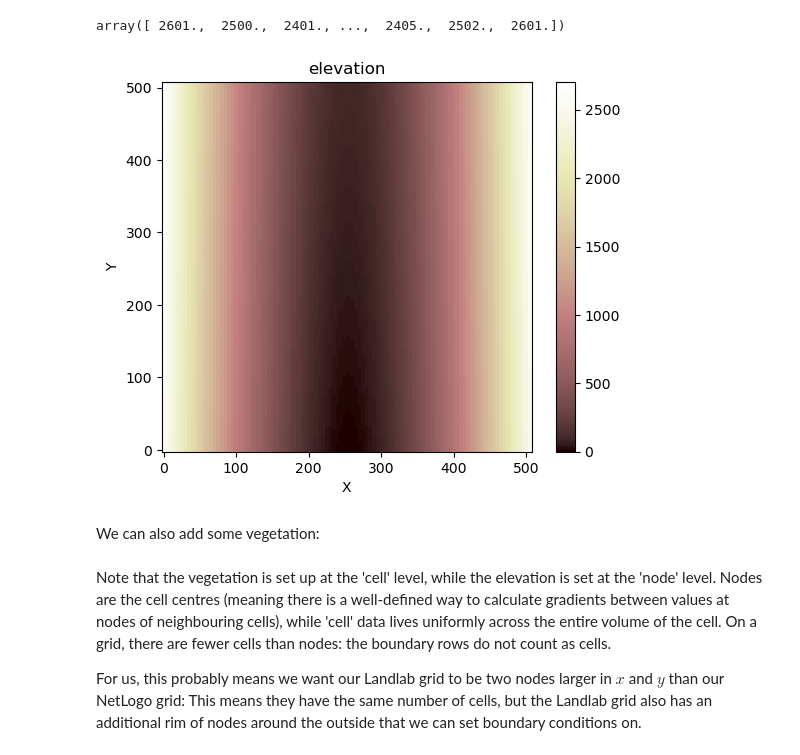
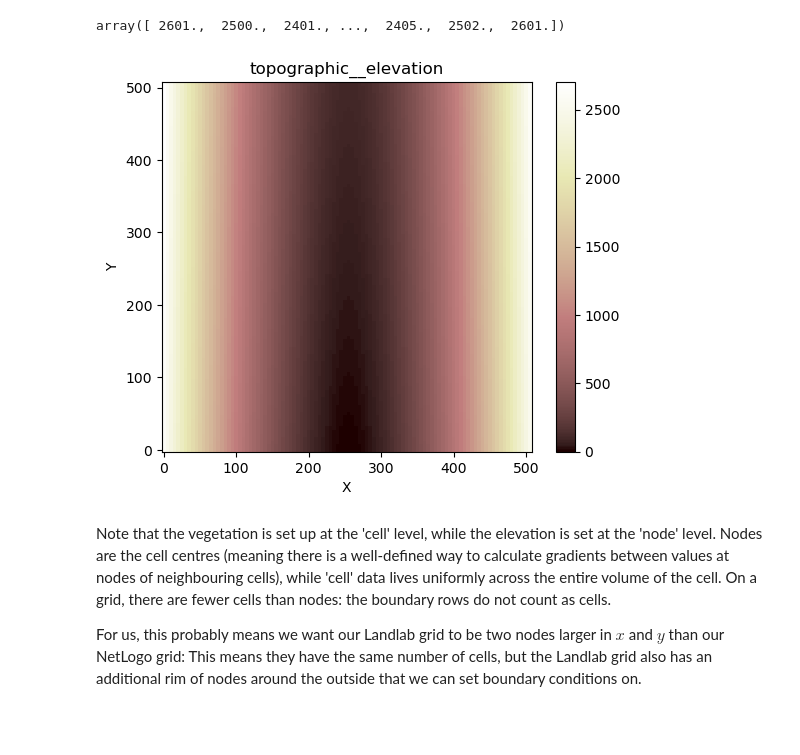
Before and after one commit to WylieMabel/TreesAndThat, a Jupyter notebook: LandLab_experiments/learning.ipynb, the cells around one changed output. Drawn from its saved outputs; the diff is of its cells as text; code cells hidden in the pictures; blank space fills up the shorter version.

```diff
--- a/LandLab_experiments/learning.ipynb
+++ b/LandLab_experiments/learning.ipynb
@@ -29,17 +29,17 @@ for x in np.arange(0, 102, 1):
     for y in np.arange(0, 102, 1):
         valley[y][x] = valleyfunc(x,y)
 
-mg.add_field("elevation", valley, at="node", units="m", copy=True, clobber=True)
+mg.add_field("topographic__elevation", valley, at="node", units="m", copy=True, clobber=True) # The elevation field needs to have exactly
+                                                                                              # this name in order for components to be
+                                                                                              # able to work with it.
 # %% [output]
 array([ 2601.,  2500.,  2401., ...,  2405.,  2502.,  2601.])
 # %%
 from landlab.plot.imshow import imshow_grid_at_node
 #N.B. the Landlab user guide tells you to import the wrong component here
 
 plt.figure('Elevations from the field')  # new fig, with a name
-imshow_grid_at_node(mg, 'elevation')
+imshow_grid_at_node(mg, 'topographic__elevation')
 plt.show()
 # %% [output]
-[figure, old version]
+[figure, new version]
-# %% [markdown]
-We can also add some vegetation:
```
Also changed, not shown: parts of 15 cells of this notebook.
